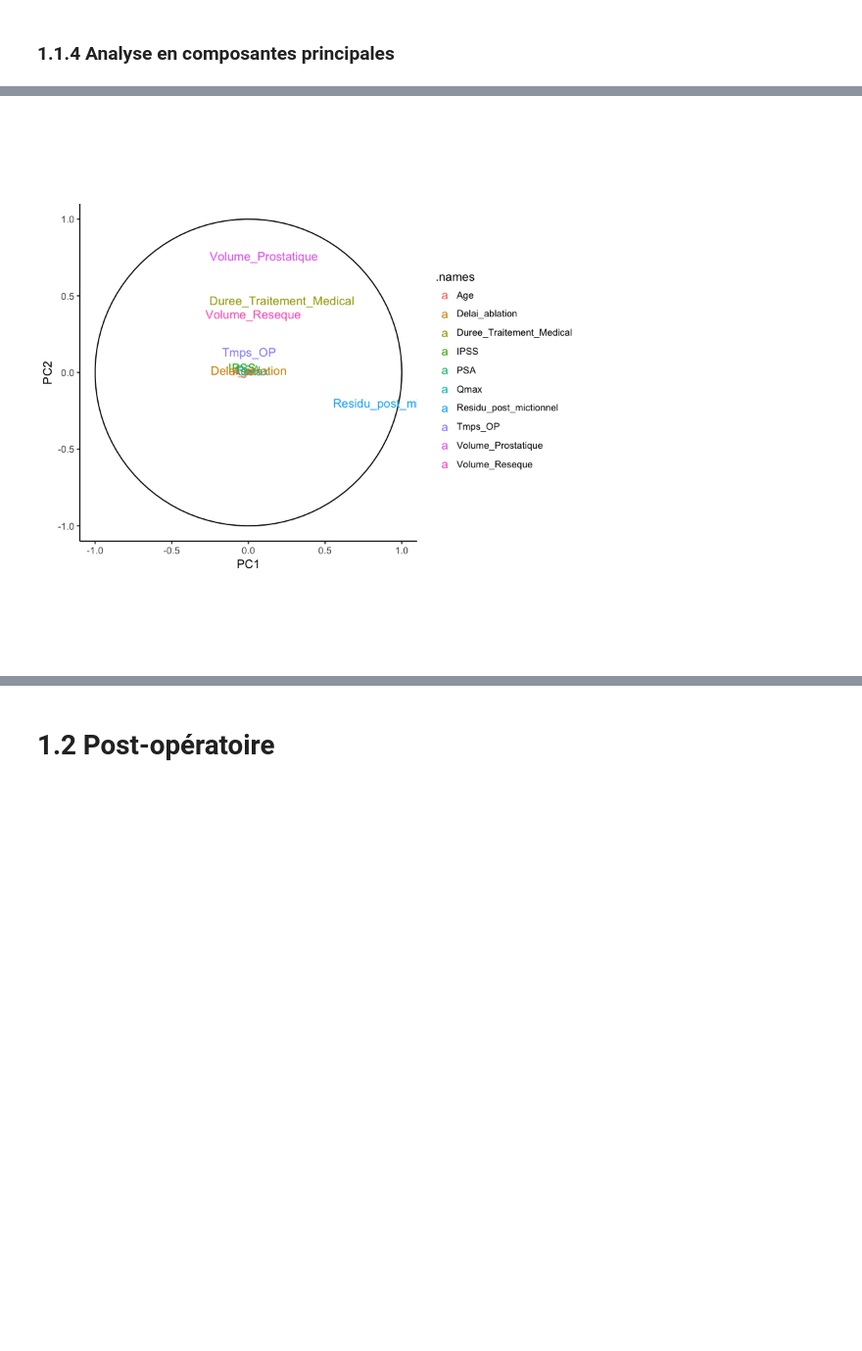
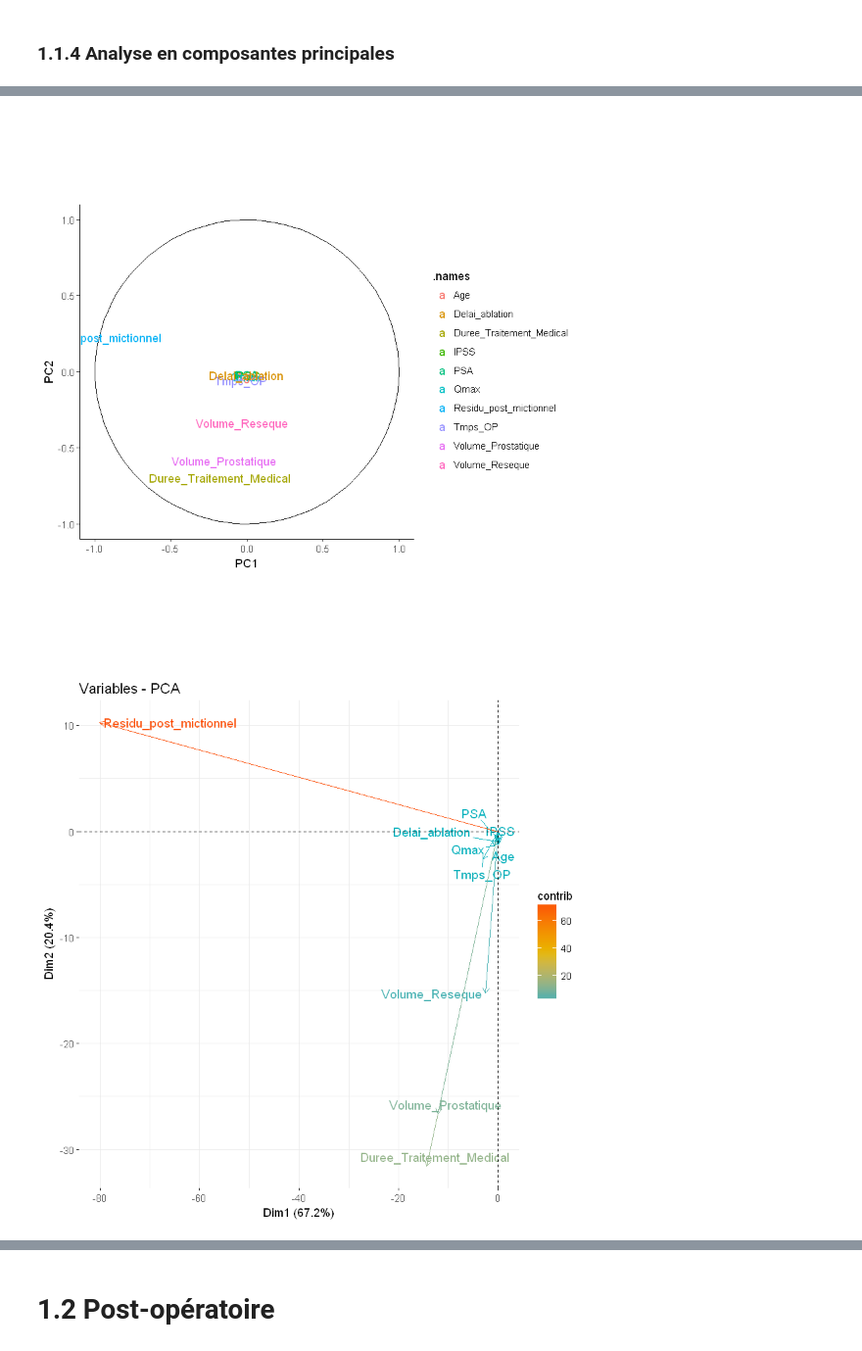
Before and after one commit to BigFab/TP_Adenome, a Jupyter notebook: vapor.ipynb, the cells around one changed output, grey strips where cells are left out. Shown at 98% size. Saved outputs shown, nothing was run; the diff lists cells and outputs as text; code cells hidden in the pictures; blank space fills up the shorter version.

```diff
--- a/vapor.ipynb
+++ b/vapor.ipynb
@@ -283,0 +273,7 @@ Comorbidite FALSE TRUE
+# %%
+#Faut il garder le résidu post  ou l'enlever ?
+#On enlève tout les individus ayant un résidu post mictionnel=NA
+vapor_num_pre_sans= subset(vapor_num_pre[which(vapor_num_pre$Residu_post_mictionnel != ""),])
+nrow(vapor_num_pre_sans)
+mat_cor_vapoor_num_pre = cor(vapor_num_pre_sans, method = c("pearson"))
+adenome_heatmap(mat_cor_vapoor_num_pre )
@@ -284,4 +287,6 @@ Comorbidite FALSE TRUE
 # %%
-pca <- stats::prcomp(x=vapor_num_pre)
+
+pca <- stats::prcomp(x=subset(vapor_num_pre_sans))
+pca[]
 summary(pca)
 # %% [output]
@@ -303,12 +372,18 @@ Ainsi les trois premières composantes à elles seules contiennent 96.2% de l'in
 # %%
 theta <- seq(0,2*pi,length.out = 100)
 circle <- data.frame(x = cos(theta), y = sin(theta))
 p <- ggplot(circle,aes(x,y)) + geom_path()
 loadings <- data.frame(pca$rotation,
 .names = row.names(pca$rotation))
 p + geom_text(data=loadings,
 mapping=aes(x = PC1, y = PC2, label = .names, colour = .names)) +
   coord_fixed(ratio=1) +
   labs(x = "PC1", y = "PC2")
+
+fviz_pca_var(pca, col.var = "contrib",
+             gradient.cols = c("#00AFBB", "#E7B800", "#FC4E07"),
+             repel = TRUE # Évite le chevauchement de texte
+             )
 # %% [output]
-[figure, old version]
+[figure, new version]
+[figure, added]
```
Also changed, not shown: parts of 42 cells of this notebook, 2 other files.
